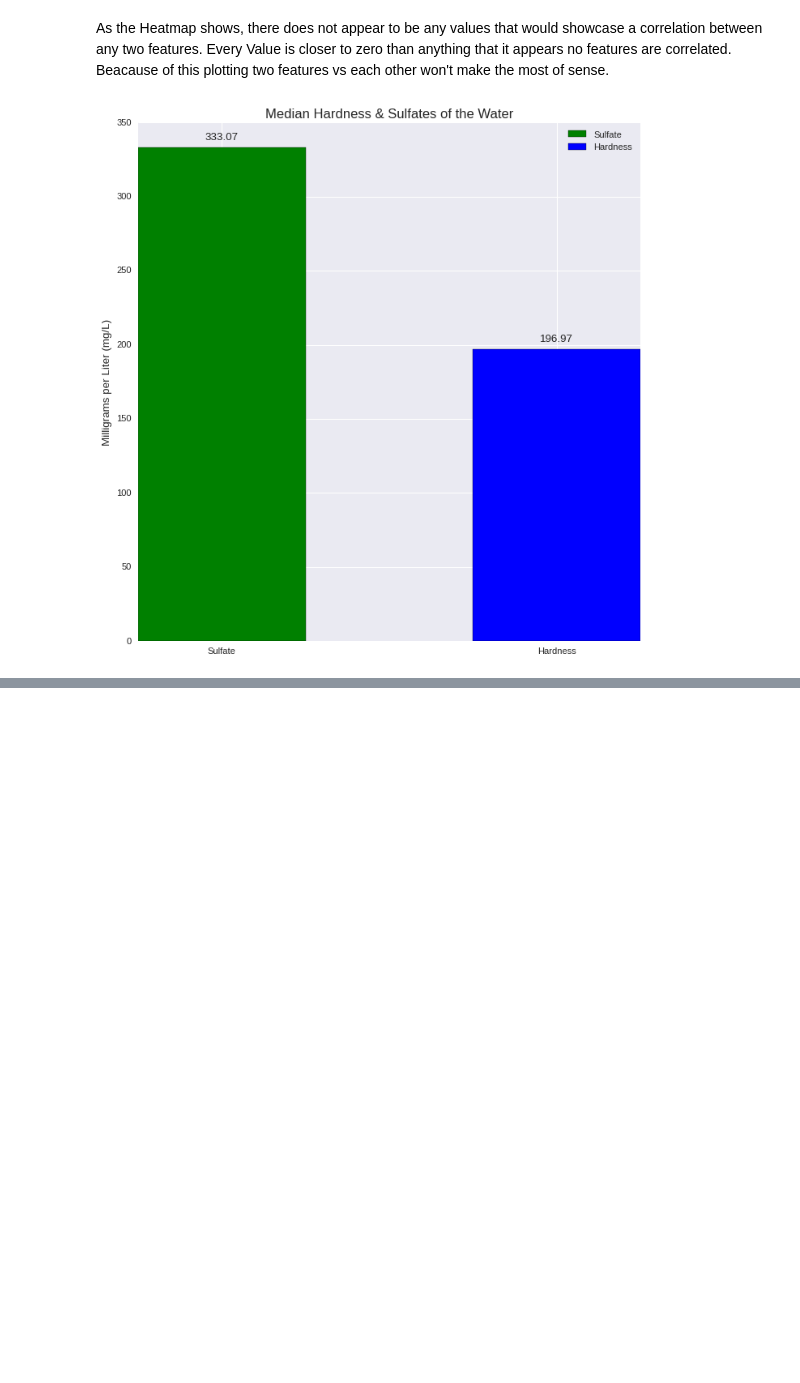
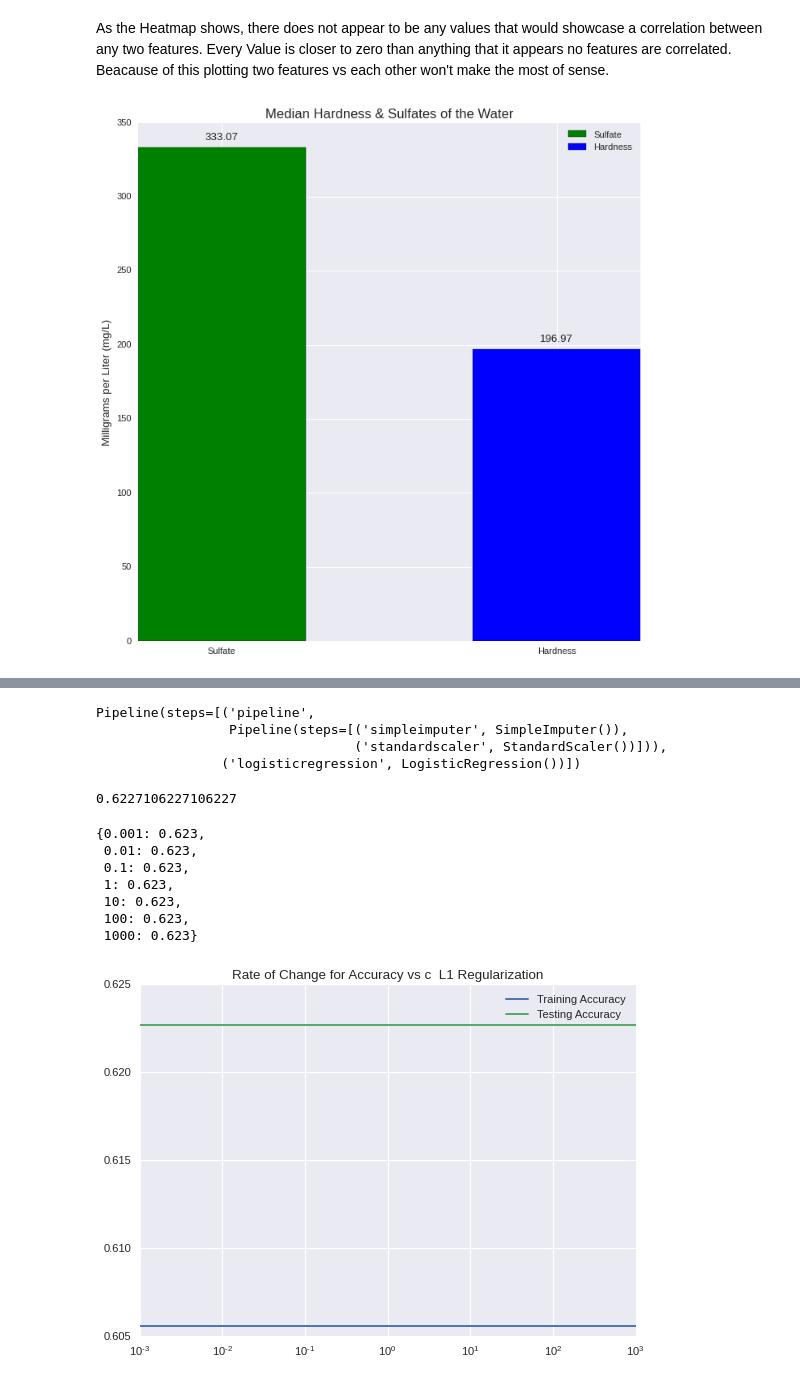
Before and after one commit to dvisionst/Project_Two, a Jupyter notebook: Project_Two.ipynb, the cells around one changed output, grey strips where cells are left out. Saved outputs shown, nothing was run; the diff lists cells and outputs as text; code cells hidden in the pictures; blank space fills up the shorter version.

```diff
--- a/Project_Two.ipynb
+++ b/Project_Two.ipynb
@@ -255,0 +328,60 @@ plt.title('Chloramines & Organic Carbon Medians of the Water',
+# %%
+# Creating Logistic Regression model
+log = LogisticRegression()
+logreg = make_pipeline(num_pipe, log)
+# %%
+# Fitting to the training data.
+logreg.fit(X_train, y_train)
+# %% [output]
+Pipeline(steps=[('pipeline',
+                 Pipeline(steps=[('simpleimputer', SimpleImputer()),
+                                 ('standardscaler', StandardScaler())])),
+                ('logisticregression', LogisticRegression())])
+# %%
+# Looking at the score of the Log Reg model to evaluate performance
+scores = logreg.score(X_test, y_test)
+scores
+# %% [output]
+0.6227106227106227
+# %%
+# Hypertuning the L1 parameter, starting by creating list of c values and empty
+# lists for us in a loop
+
+c_list = [0.001, 0.001, 0.01, 0.1, 1, 10, 100, 1000]
+train_scores = []
+test_scores = []
+
+# for loop in order to iterate and find performin c value
+
+for c in c_list:
+  # Instatiating the LogReg model with varying values of c
+  log_r = LogisticRegression(C=c, max_iter=1000,
+                             solver='liblinear', penalty='l1')
+  # pipeline with model and num scaler/imputer, then fitting onto training data
+  log_r_pipe = make_pipeline(num_pipe, log_r)
+  log_r_pipe.fit(X_train, y_train)
+  # appending empty scores lists
+  train_scores.append(log_r_pipe.score(X_train, y_train))
+  test_scores.append(log_r_pipe.score(X_test, y_test))
+# %%
+#plot the change in accuracy vs value of C
+fig, ax = plt.subplots(1,1)
+ax.plot(c_list, train_scores, label='Training Accuracy')
+ax.plot(c_list, test_scores, label='Testing Accuracy')
+ax.set_xticks(c_list)
+ax.set_title('Rate of Change for Accuracy vs c  L1 Regularization')
+ax.legend()
+
+#setting x axis to log scale
+ax.set_xscale('log')
+# print a dictionary of values of C and accuracy scores
+{c:round(score,3) for c, score in zip(c_list, test_scores)}
+# %% [output]
+{0.001: 0.623,
+ 0.01: 0.623,
+ 0.1: 0.623,
+ 1: 0.623,
+ 10: 0.623,
+ 100: 0.623,
+ 1000: 0.623}
+[figure, added]
```
Also changed, not shown: parts of 35 cells of this notebook.
